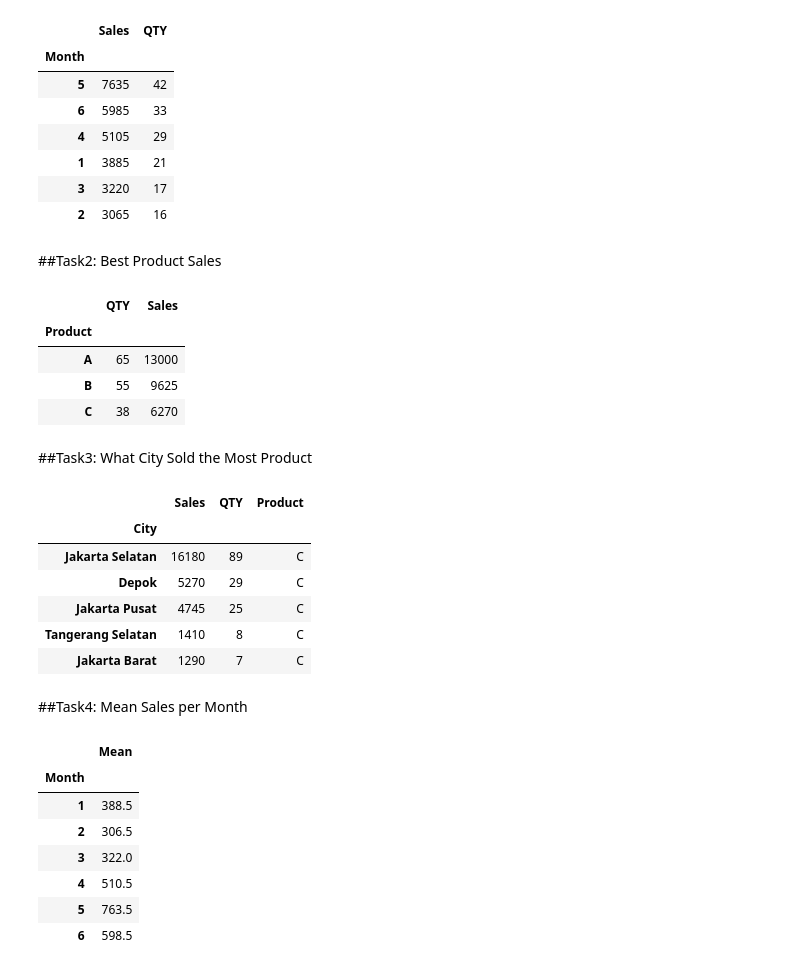
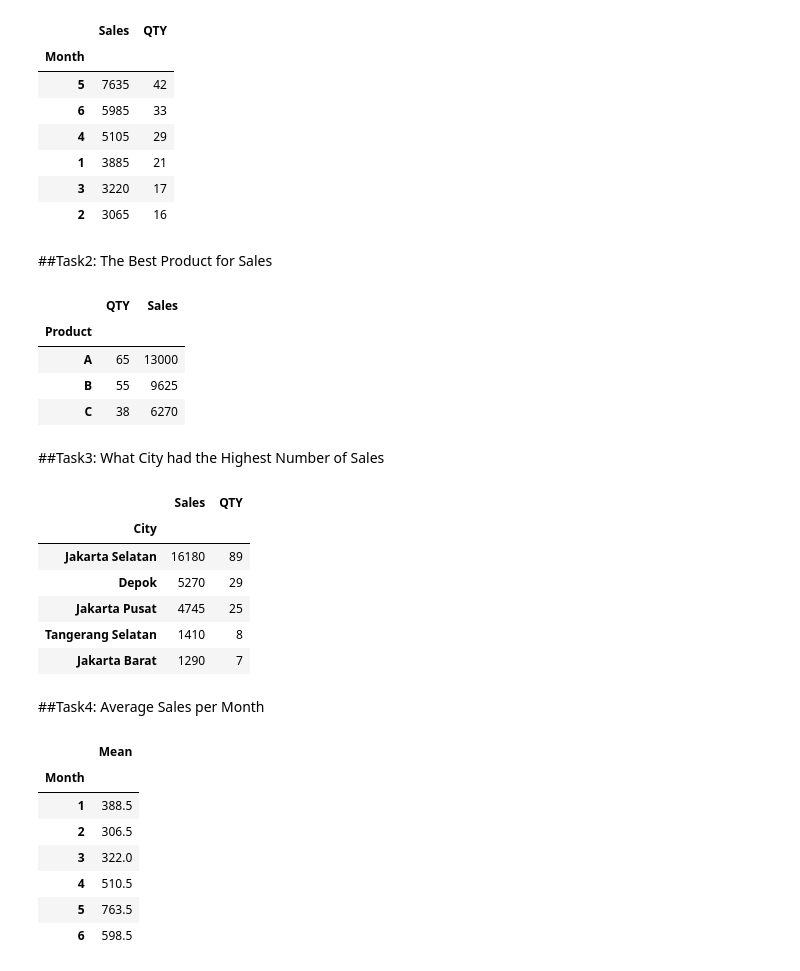
Before and after one commit to EzraArzi23/Dasar-Dasar-Pemograman, a Jupyter notebook: SalesAnalysis.ipynb, the cells around one changed output. Drawn from its saved outputs; the diff is of its cells as text; code cells hidden in the pictures.

Commit message:
Sales Analysis

```diff
--- a/SalesAnalysis_Project.ipynb
+++ b/SalesAnalysis.ipynb
@@ -99,7 +99,7 @@ sales_quantity.sort_values('Sales',ascending=False)
 | 3 | 3220 | 17 |
 | 2 | 3065 | 16 |
 # %% [markdown]
-##Task2: Best Product Sales
+##Task2: The Best Product for Sales
 # %%
 #Group Product And Quantity
 product_quantity = all_data["QTY"].groupby(all_data['Product']).sum()
@@ -117,27 +117,26 @@ product_group.sort_values('Sales',ascending=False)
 | B | 55 | 9625 |
 | C | 38 | 6270 |
 # %% [markdown]
-##Task3: What City Sold the Most Product
+##Task3: What City had the Highest Number of Sales
 # %%
 all_data["City"] = all_data["Address"].apply(lambda x: x.split(',')[1])
 city_sales = all_data['Sales'].groupby(all_data['City']).sum()
 city_sales = pd.DataFrame(city_sales)
 city_quantity = all_data["QTY"].groupby(all_data['City']).sum()
 city_quantity = pd.DataFrame(city_quantity)
-city_product = all_data["Product"].groupby(all_data['City']).max()
-city_product = pd.DataFrame(city_product)
-city_max = pd.concat([city_sales,city_quantity,city_product],axis=1)
+
+city_max = pd.concat([city_sales,city_quantity],axis=1)
 city_max.sort_values('Sales',ascending=False)
 # %% [output]
-|  | Sales | QTY | Product |
-| City |  |  |  |
-| Jakarta Selatan | 16180 | 89 | C |
-| Depok | 5270 | 29 | C |
-| Jakarta Pusat | 4745 | 25 | C |
-| Tangerang Selatan | 1410 | 8 | C |
-| Jakarta Barat | 1290 | 7 | C |
+|  | Sales | QTY |
+| City |  |  |
+| Jakarta Selatan | 16180 | 89 |
+| Depok | 5270 | 29 |
+| Jakarta Pusat | 4745 | 25 |
+| Tangerang Selatan | 1410 | 8 |
+| Jakarta Barat | 1290 | 7 |
 # %% [markdown]
-##Task4: Mean Sales per Month
+##Task4: Average Sales per Month
 # %%
 mean_month = all_data.groupby("Month")["Sales"].mean()
 mean_month = pd.DataFrame(mean_month)
```
Also changed, not shown: parts of 3 cells of this notebook.
